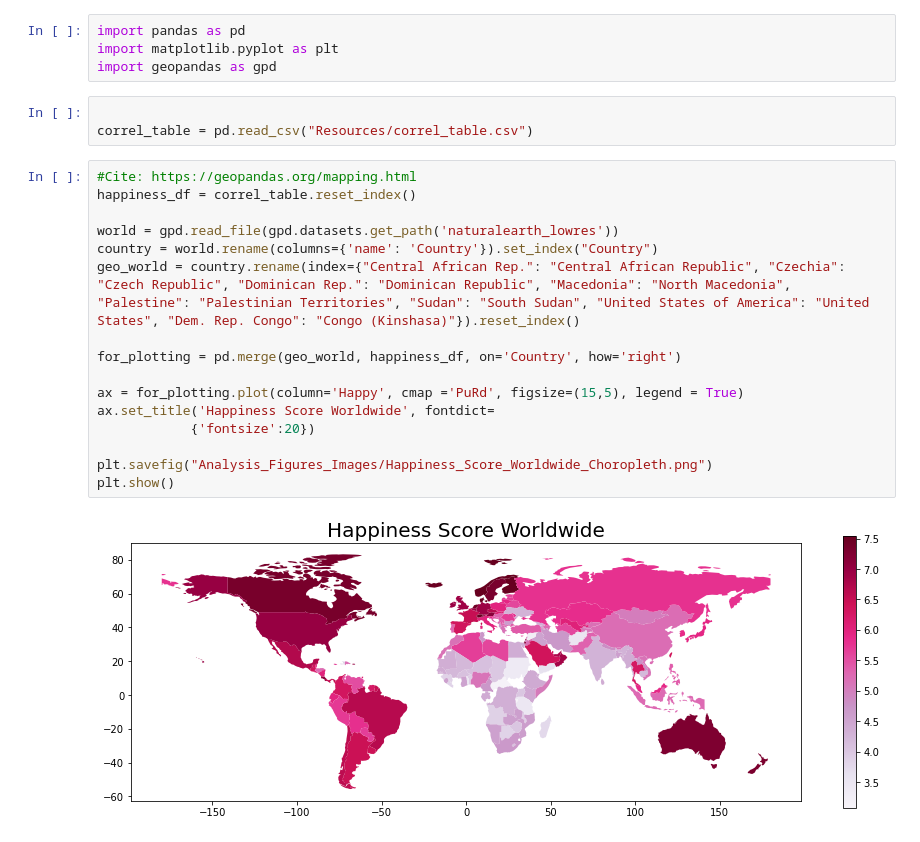
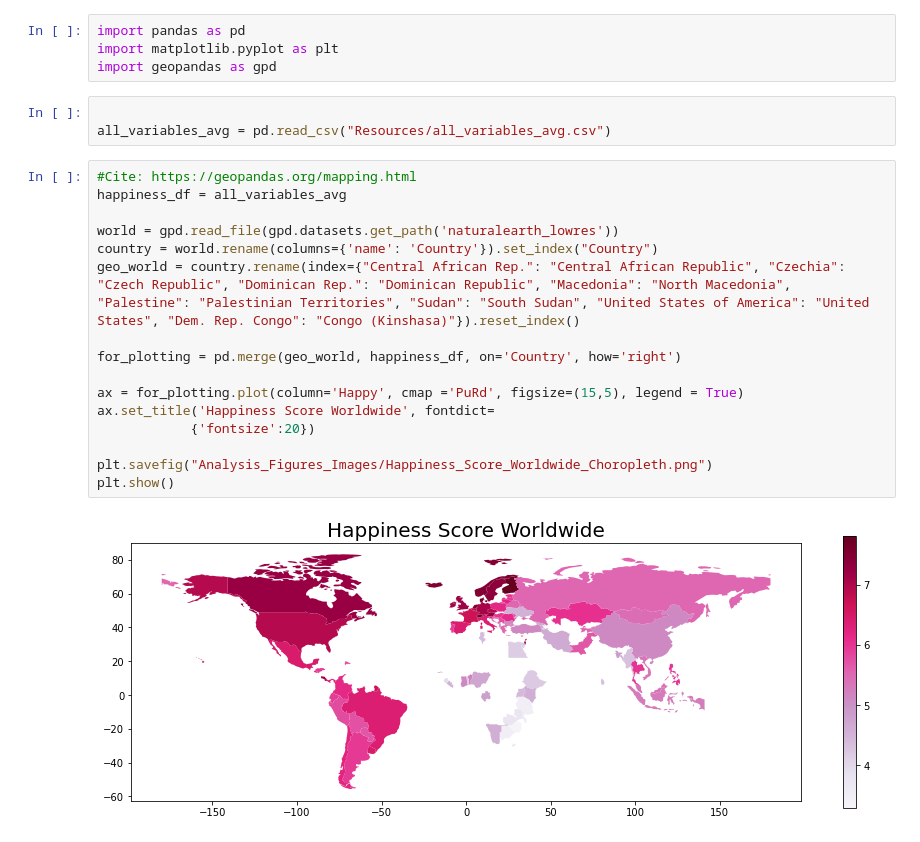
Before and after one commit to cbragg3136/world_happiness_project1, a Jupyter notebook: Choropleth_map.ipynb, the cells around one changed output. Drawn from its saved outputs; the diff is of its cells as text.

```diff
--- a/Choropleth_map.ipynb
+++ b/Choropleth_map.ipynb
@@ -4,22 +4,22 @@ import matplotlib.pyplot as plt
 import geopandas as gpd
 # %%
 
-correl_table = pd.read_csv("Resources/correl_table.csv")
+all_variables_avg = pd.read_csv("Resources/all_variables_avg.csv")
 # %%
 #Cite: https://geopandas.org/mapping.html
-happiness_df = correl_table.reset_index()
+happiness_df = all_variables_avg
 
 world = gpd.read_file(gpd.datasets.get_path('naturalearth_lowres'))
 country = world.rename(columns={'name': 'Country'}).set_index("Country")
 geo_world = country.rename(index={"Central African Rep.": "Central African Republic", "Czechia": "Czech Republic", "Dominican Rep.": "Dominican Republic", "Macedonia": "North Macedonia", "Palestine": "Palestinian Territories", "Sudan": "South Sudan", "United States of America": "United States", "Dem. Rep. Congo": "Congo (Kinshasa)"}).reset_index()
 
 for_plotting = pd.merge(geo_world, happiness_df, on='Country', how='right')
 
 ax = for_plotting.plot(column='Happy', cmap ='PuRd', figsize=(15,5), legend = True)
 ax.set_title('Happiness Score Worldwide', fontdict=
             {'fontsize':20})
 
 plt.savefig("Analysis_Figures_Images/Happiness_Score_Worldwide_Choropleth.png")
 plt.show()
 # %% [output]
-[figure, old version]
+[figure, new version]
```
Also changed, not shown: 1 other file.
